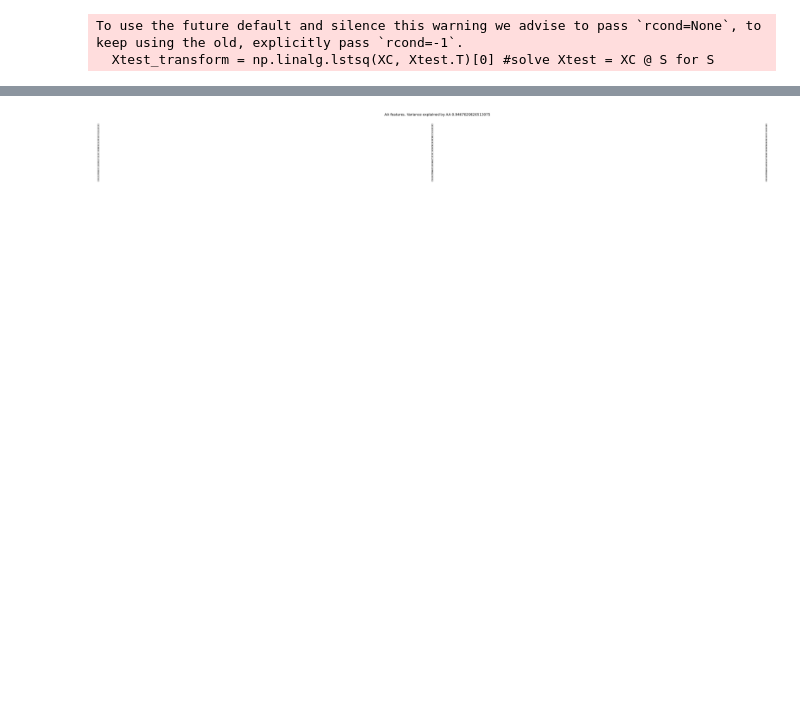
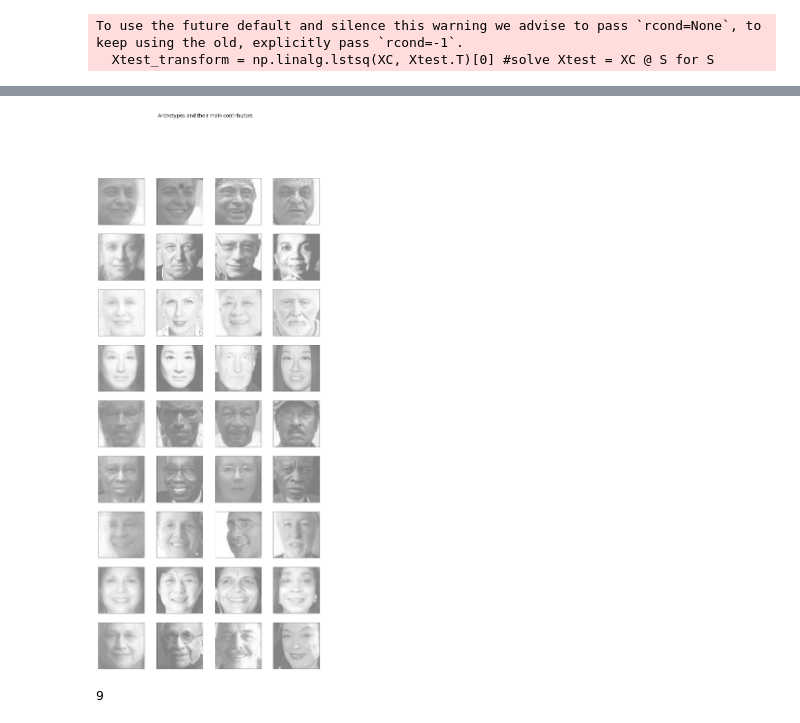
Before and after one commit to nikarav/Unsupervised-Analysis-of-UTKFaces-dataset, a Jupyter notebook: scripts/AA_test.ipynb, the cells around one changed output, grey strips where cells are left out. Cells and saved outputs as stored; diff of their text form; code cells hidden in the pictures; blank space fills up the shorter version.

Commit message:
Fixed plot_arch_contributors

```diff
--- a/scripts/AA_test.ipynb
+++ b/scripts/AA_test.ipynb
@@ -91,14 +91,15 @@ To use the future default and silence this warning we advise to pass `rcond=None
   Xtest_transform = np.linalg.lstsq(XC, Xtest.T)[0] #solve Xtest = XC @ S for S
 # %%
 #Convert PCHA output to nicer matrices
-B = C.T
-W = S.T
+#B = C.T
+#W = S.T
+#H = XC.T
 # %%
 #Get indexes of the samples more significant for the archetypes
 Xmain = np.zeros((n_components,3))
 
 for i in range(len(B)):
-    Xmain[i,:] = np.flip(np.argsort(B[i]))[0,:3]
+    Xmain[i,:] = np.flip(np.argsort(C.T[i]))[0,:3]
 Xmain = Xmain.astype(int)
 for i, sample in enumerate(Xmain[0]):
     print(Xtrain[sample,:])
@@ -113,3 +122,5 @@ matrix([[0., 0., 0.]])
 # %%
-Xmain[6]
+arch_len = np.array(range(len(Xmain))).reshape(-1,1)
+arch_main = np.append(arch_len, Xmain, axis = 1)
+arch_main
 # %% [output]
@@ -164,20 +183,24 @@ def plot_recons(X, title, Nplot=100):
 
     plt.subplots_adjust(left, right, bottom, top, wspace, hspace)
 
-def plot_arch_contributors(title, Xmain):
+def plot_arch_contributors(title, arch_main):
     '''
-    Plot the three most representative samples that constitute each archetype
+    Plot each archetype (first column) and the three most contributive samples that
+    define them
     '''
-    plt.figure(figsize=(2. * n_components, 2.26 * np.shape(Xmain)[1]))
+    #plt.figure(figsize=(image_shape[0]/100 * n_components, image_shape[1]/100 * np.shape(arch_main)[1]))
+    plt.figure(figsize= (image_shape[1]/90 * np.shape(arch_main)[0], image_shape[0]/40 * n_components))
     plt.suptitle(title, size=24)
-    # For each of the first 6 observations plot
-    start_index = random.randint(0, n)
     pos = 0
-    for j in range(len(Xmain)):
-        for i, sample in enumerate(Xmain[j]):
+    j = 0
+    while j < len(arch_main):
+        for i, sample in enumerate(arch_main[j]):
             pos += 1
-            comp = Xtrain[sample,:]
-            plt.subplot(n_components, np.shape(Xmain)[1], pos)
+            if i == 0:
+                comp = XC.T[sample,:]
+            else:
+                comp = Xtrain[sample,:]
+            plt.subplot(n_components, np.shape(arch_main)[1], pos)
             # normalize colormap
             vmax = max(comp.max(), -comp.min())
             plt.imshow(comp.reshape(image_shape), cmap=plt.cm.gray,
@@ -186,8 +209,9 @@ def plot_arch_contributors(title, Xmain):
             # Remove ticks from plot
             plt.xticks(())
             plt.yticks(())
+        j += 1
 
-    plt.subplots_adjust(left, right, bottom, top, wspace, hspace)
+    #plt.subplots_adjust(left, right, bottom, top, wspace, hspace)
 # %%
 method = "AA"
 SST = np.sum(np.sum(Xtrain**2))
@@ -205,9 +229,10 @@ plot_recons(X_test_hat, f'{method} reconstructed digits. KNN accuracy using by {
     #w_index1 = index of the main arhcetype, 2_index2 = index of the second archetype
     #transformed_face = vector of len 5. stolen = sum( percentage * wi[>0]. Update values
 # %%
-method = "AA"
-SST = np.sum(np.sum(Xtrain**2))
-
-plot_arch_contributors(f'{method} features. Variance explained by {method} {1-2*L/SST}', Xmain)
+plot_arch_contributors('Archetypes and their main contributors', arch_main)
 # %% [output]
-[figure, old version]
+[figure, new version]
+# %%
+len(arch_main)
+# %% [output]
+9
```
Also changed, not shown: parts of 9 cells of this notebook.
